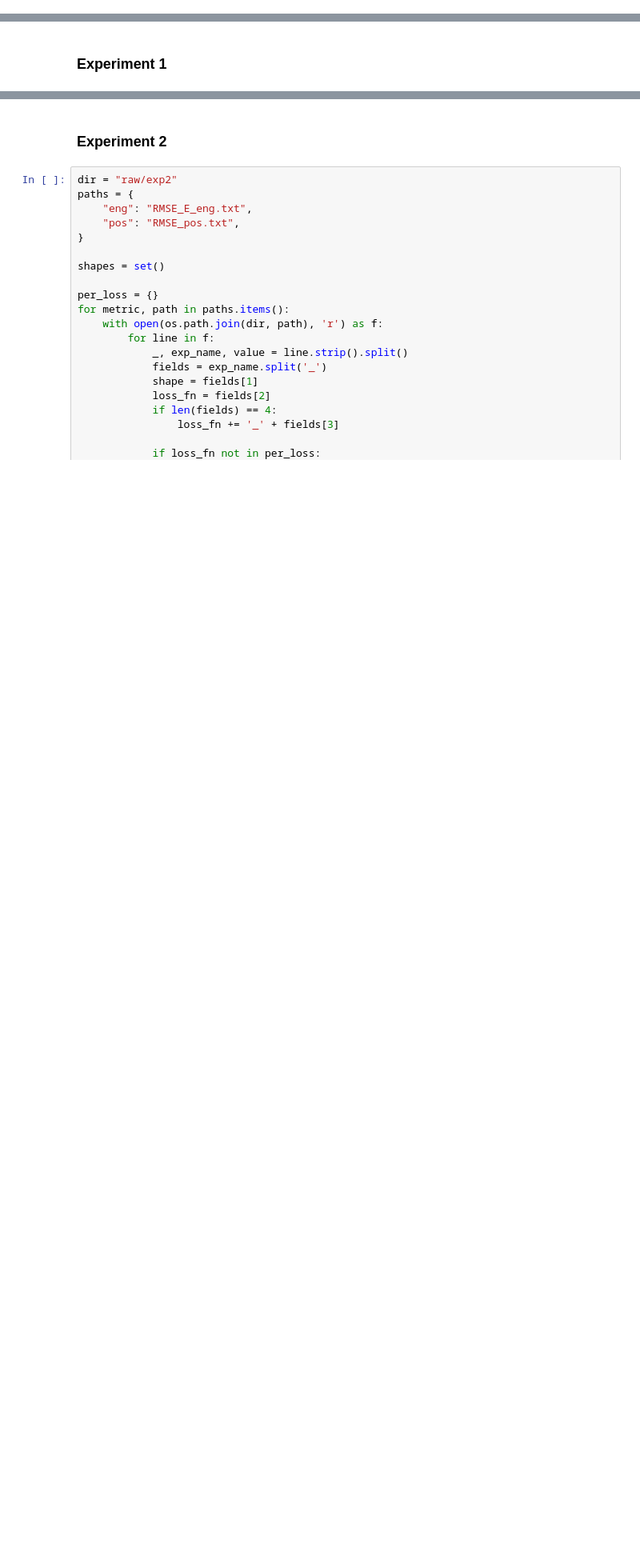
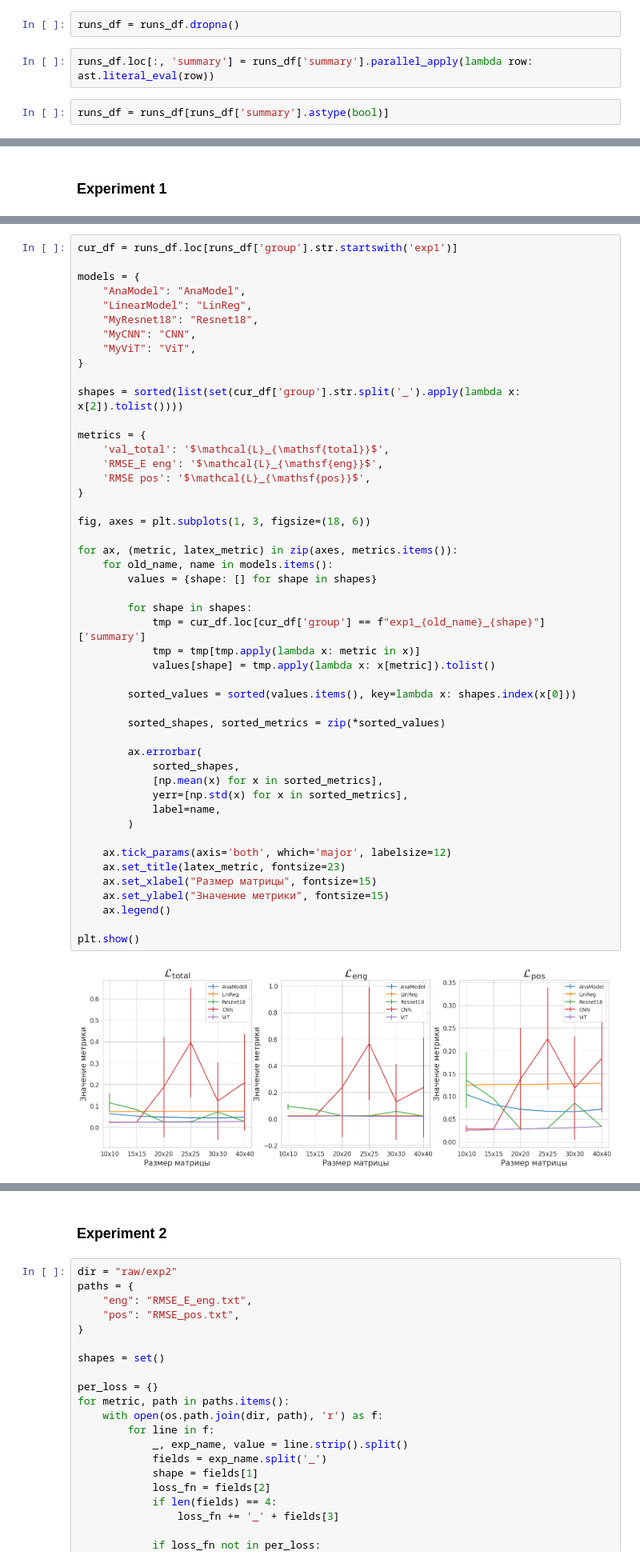
Before and after one commit to dxtvzw/ecal-optimization, a Jupyter notebook: report/data/collect_data.ipynb, the cells around one changed output, grey strips where cells are left out. Shown at 80% size. Cells and saved outputs as stored; diff of their text form; blank space fills up the shorter version.

Commit message:
added all models graph

```diff
--- a/report/data/collect_data.ipynb
+++ b/report/data/collect_data.ipynb
@@ -7,0 +60,6 @@ import ast
+# %%
+runs_df = runs_df.dropna()
+# %%
+runs_df.loc[:, 'summary'] = runs_df['summary'].parallel_apply(lambda row: ast.literal_eval(row))
+# %%
+runs_df = runs_df[runs_df['summary'].astype(bool)]
@@ -146,0 +152,50 @@ ast.literal_eval(runs_df.iloc[0]['summary'])['RMSE_E eng']
+# %%
+cur_df = runs_df.loc[runs_df['group'].str.startswith('exp1')]
+
+models = {
+    "AnaModel": "AnaModel",
+    "LinearModel": "LinReg",
+    "MyResnet18": "Resnet18",
+    "MyCNN": "CNN",
+    "MyViT": "ViT",
+}
+
+shapes = sorted(list(set(cur_df['group'].str.split('_').apply(lambda x: x[2]).tolist())))
+
+metrics = {
+    'val_total': '$\mathcal{L}_{\mathsf{total}}$',
+    'RMSE_E eng': '$\mathcal{L}_{\mathsf{eng}}$',
+    'RMSE pos': '$\mathcal{L}_{\mathsf{pos}}$',
+}
+
+fig, axes = plt.subplots(1, 3, figsize=(18, 6))
+
+for ax, (metric, latex_metric) in zip(axes, metrics.items()):
+    for old_name, name in models.items():
+        values = {shape: [] for shape in shapes}
+
+        for shape in shapes:
+            tmp = cur_df.loc[cur_df['group'] == f"exp1_{old_name}_{shape}"]['summary']
+            tmp = tmp[tmp.apply(lambda x: metric in x)]
+            values[shape] = tmp.apply(lambda x: x[metric]).tolist()
+
+        sorted_values = sorted(values.items(), key=lambda x: shapes.index(x[0]))
+
+        sorted_shapes, sorted_metrics = zip(*sorted_values)
+
+        ax.errorbar(
+            sorted_shapes,
+            [np.mean(x) for x in sorted_metrics],
+            yerr=[np.std(x) for x in sorted_metrics],
+            label=name,
+        )
+
+    ax.tick_params(axis='both', which='major', labelsize=12)
+    ax.set_title(latex_metric, fontsize=23)
+    ax.set_xlabel("Размер матрицы", fontsize=15)
+    ax.set_ylabel("Значение метрики", fontsize=15)
+    ax.legend()
+
+plt.show()
+# %% [output]
+[figure, added]
```
Also changed, not shown: parts of 11 cells of this notebook, 5 other files.
